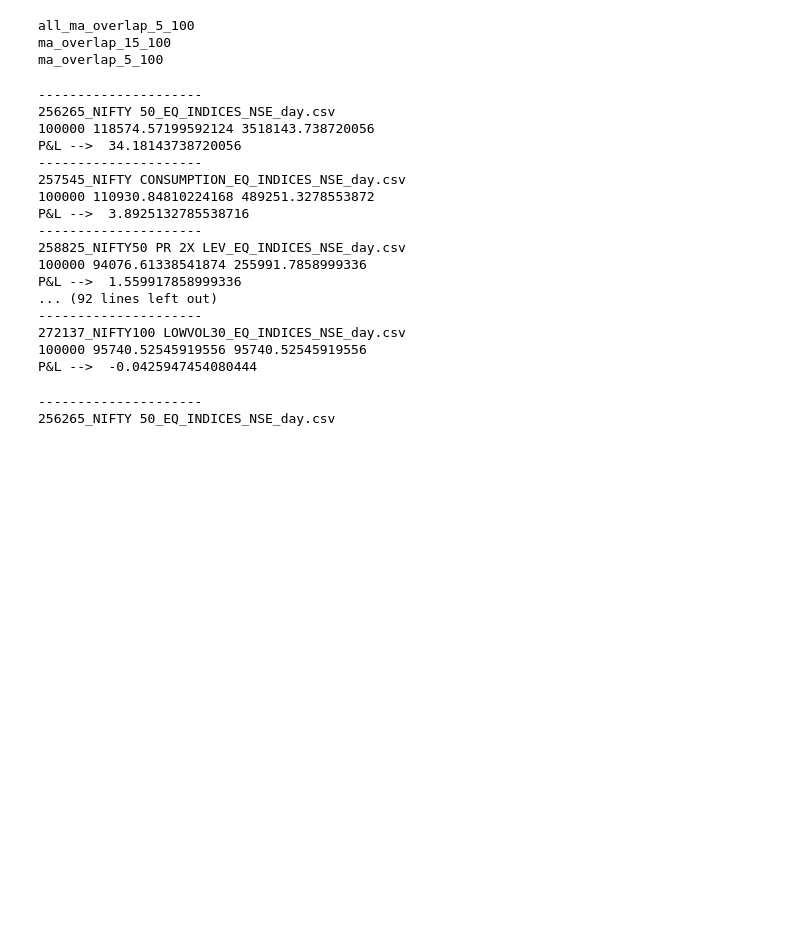
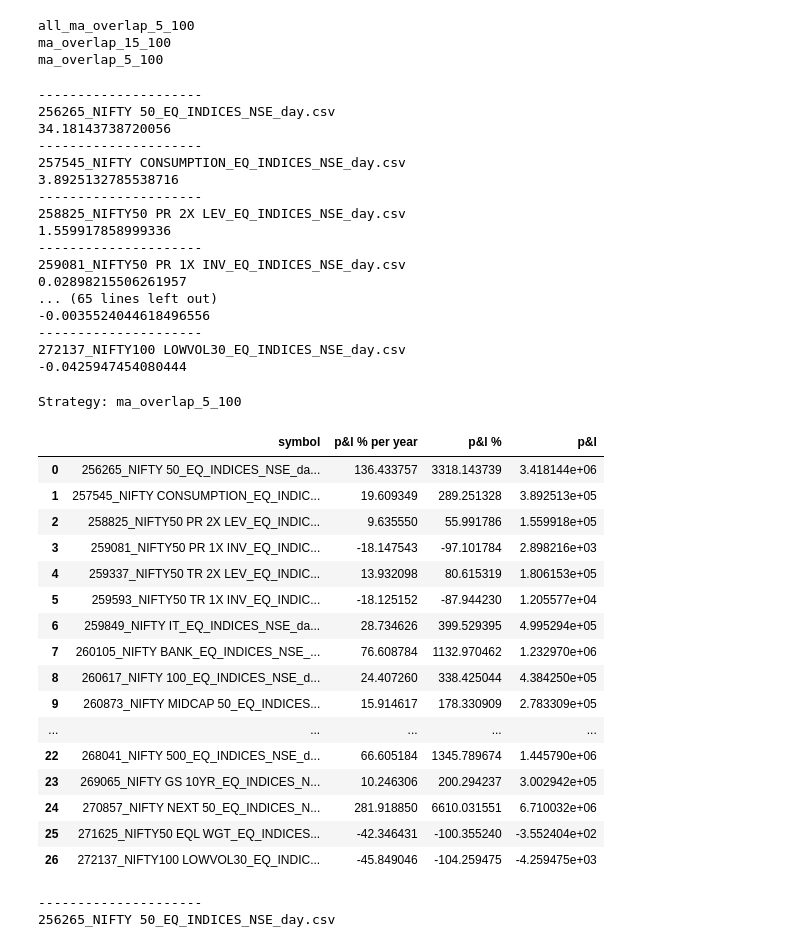
Before and after one commit to binarysentient/bsstonks, a Jupyter notebook: backtest_stategies_analysis.ipynb, the cells around one changed output. Saved outputs shown, nothing was run; the diff lists cells and outputs as text; code cells hidden in the pictures; blank space fills up the shorter version.

Commit message:
- adds more to strategy backtest analysis

```diff
--- a/backtest_stategies_analysis.ipynb
+++ b/backtest_stategies_analysis.ipynb
@@ -32,32 +32,70 @@ ma_overlap_15_100
 ma_overlap_5_100
 # %%
 backtest_strategy_dir = "ma_overlap_5_100"
+strategy_symbol_summary = []
 for backtest_symbol_file in os.listdir(os.path.join(BACKTEST_DIR,backtest_strategy_dir)):
     print("---------------------")
     print(backtest_symbol_file)
     df = pd.read_csv(os.path.join(BACKTEST_DIR, backtest_strategy_dir, backtest_symbol_file))
     start_balance = df[df['buysell']=='sell'].iloc[0]['balance']
     end_balance = df[df['buysell']=='sell'].iloc[-1]['balance']
-    print("100000", start_balance, end_balance)
-    print("P&L --> ", (end_balance-100000)/100000)
+    pnl = (end_balance-100000)
+    pnl_multiplier = pnl/100000
+    print(pnl_multiplier)
+    start_date = dateutil.parser.parse(df['date'].iloc[0])
+    end_date = dateutil.parser.parse(df['date'].iloc[-1])
+    span_days = (end_date-start_date).days
+
+    pnl_percentage_multiplier_per_year = (pnl_multiplier-1)*100/span_days*365
+    strategy_symbol_summary.append({
+        'symbol':backtest_symbol_file,
+        'p&l % per  year': pnl_percentage_multiplier_per_year,
+        'p&l %':(pnl_multiplier-1)*100,
+        'p&l': pnl
+    })
+#     print("100000", start_balance, end_balance)
+#     print("P&L --> ", )
 # %% [output]
 ---------------------
 256265_NIFTY 50_EQ_INDICES_NSE_day.csv
-100000 118574.57199592124 3518143.738720056
-P&L -->  34.18143738720056
+34.18143738720056
 ---------------------
 257545_NIFTY CONSUMPTION_EQ_INDICES_NSE_day.csv
-100000 110930.84810224168 489251.3278553872
-P&L -->  3.8925132785538716
+3.8925132785538716
 ---------------------
 258825_NIFTY50 PR 2X LEV_EQ_INDICES_NSE_day.csv
-100000 94076.61338541874 255991.7858999336
-P&L -->  1.559917858999336
-... (92 lines left out)
+1.559917858999336
+---------------------
+259081_NIFTY50 PR 1X INV_EQ_INDICES_NSE_day.csv
+0.02898215506261957
+... (65 lines left out)
+-0.0035524044618496556
 ---------------------
 272137_NIFTY100 LOWVOL30_EQ_INDICES_NSE_day.csv
-100000 95740.52545919556 95740.52545919556
-P&L -->  -0.0425947454080444
+-0.0425947454080444
+# %%
+print("Strategy:", backtest_strategy_dir)
+df_symbol_summary = pd.DataFrame(strategy_symbol_summary)
+df_symbol_summary
+# %% [output]
+Strategy: ma_overlap_5_100
+|  | symbol | p&l % per year | p&l % | p&l |
+| 0 | 256265_NIFTY 50_EQ_INDICES_NSE_da... | 136.433757 | 3318.143739 | 3.418144e+06 |
+| 1 | 257545_NIFTY CONSUMPTION_EQ_INDIC... | 19.609349 | 289.251328 | 3.892513e+05 |
+| 2 | 258825_NIFTY50 PR 2X LEV_EQ_INDIC... | 9.635550 | 55.991786 | 1.559918e+05 |
+| 3 | 259081_NIFTY50 PR 1X INV_EQ_INDIC... | -18.147543 | -97.101784 | 2.898216e+03 |
+| 4 | 259337_NIFTY50 TR 2X LEV_EQ_INDIC... | 13.932098 | 80.615319 | 1.806153e+05 |
+| 5 | 259593_NIFTY50 TR 1X INV_EQ_INDIC... | -18.125152 | -87.944230 | 1.205577e+04 |
+| 6 | 259849_NIFTY IT_EQ_INDICES_NSE_da... | 28.734626 | 399.529395 | 4.995294e+05 |
+| 7 | 260105_NIFTY BANK_EQ_INDICES_NSE_... | 76.608784 | 1132.970462 | 1.232970e+06 |
+| 8 | 260617_NIFTY 100_EQ_INDICES_NSE_d... | 24.407260 | 338.425044 | 4.384250e+05 |
+| 9 | 260873_NIFTY MIDCAP 50_EQ_INDICES... | 15.914617 | 178.330909 | 2.783309e+05 |
+| ... | ... | ... | ... | ... |
+| 22 | 268041_NIFTY 500_EQ_INDICES_NSE_d... | 66.605184 | 1345.789674 | 1.445790e+06 |
+| 23 | 269065_NIFTY GS 10YR_EQ_INDICES_N... | 10.246306 | 200.294237 | 3.002942e+05 |
+| 24 | 270857_NIFTY NEXT 50_EQ_INDICES_N... | 281.918850 | 6610.031551 | 6.710032e+06 |
+| 25 | 271625_NIFTY50 EQL WGT_EQ_INDICES... | -42.346431 | -100.355240 | -3.552404e+02 |
+| 26 | 272137_NIFTY100 LOWVOL30_EQ_INDIC... | -45.849046 | -104.259475 | -4.259475e+03 |
 # %%
 backtest_strategy_dir = "ma_overlap_5_100"
 for backtest_symbol_file in os.listdir(os.path.join(BACKTEST_DIR,backtest_strategy_dir)):
```
Also changed, not shown: 1 other file.
